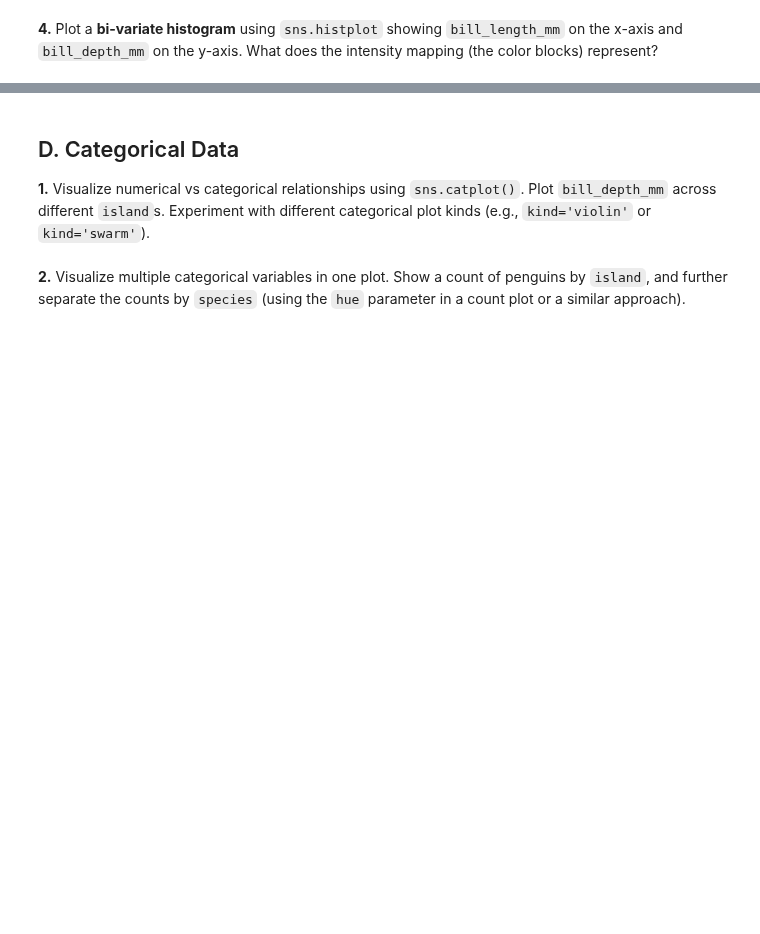
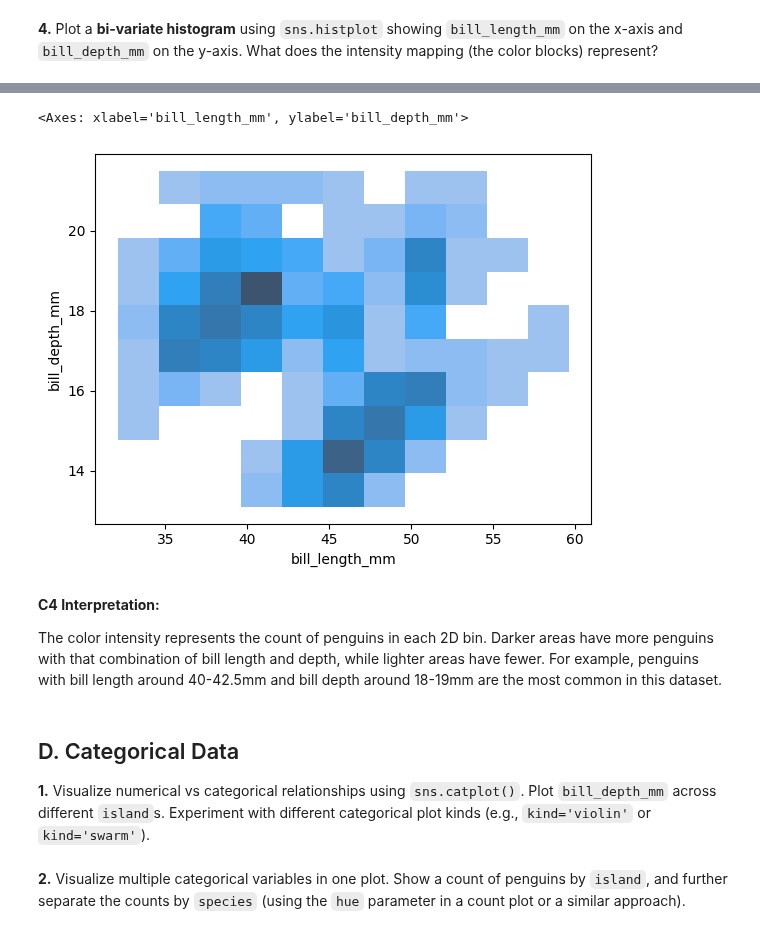
Before and after one commit to TurkiOmran/AAI, a Jupyter notebook: student/exercises/M3/m3-2_exercise.ipynb, the cells around one changed output, grey strips where cells are left out. Saved outputs shown, nothing was run; the diff lists cells and outputs as text; code cells hidden in the pictures; blank space fills up the shorter version.

```diff
--- a/student/exercises/M3/m3-2_exercise.ipynb
+++ b/student/exercises/M3/m3-2_exercise.ipynb
@@ -103,3 +127,14 @@ sns.boxplot(data=df,x='species',y='bill_length_mm',hue='species',ax = ax2)
+# %%
+
+# YOUR CODE
+sns.histplot(data=df,x='bill_length_mm',y='bill_depth_mm')
+# %% [output]
+<Axes: xlabel='bill_length_mm', ylabel='bill_depth_mm'>
+[figure, added]
+# %% [markdown]
+**C4 Interpretation:**
+
+The color intensity represents the count of penguins in each 2D bin. Darker areas have more penguins with that combination of bill length and depth, while lighter areas have fewer. For example, penguins with bill length around 40-42.5mm and bill depth around 18-19mm are the most common in this dataset.
 # %% [markdown]
 ## D. Categorical Data
 
```
Also changed, not shown: parts of 11 cells of this notebook.
